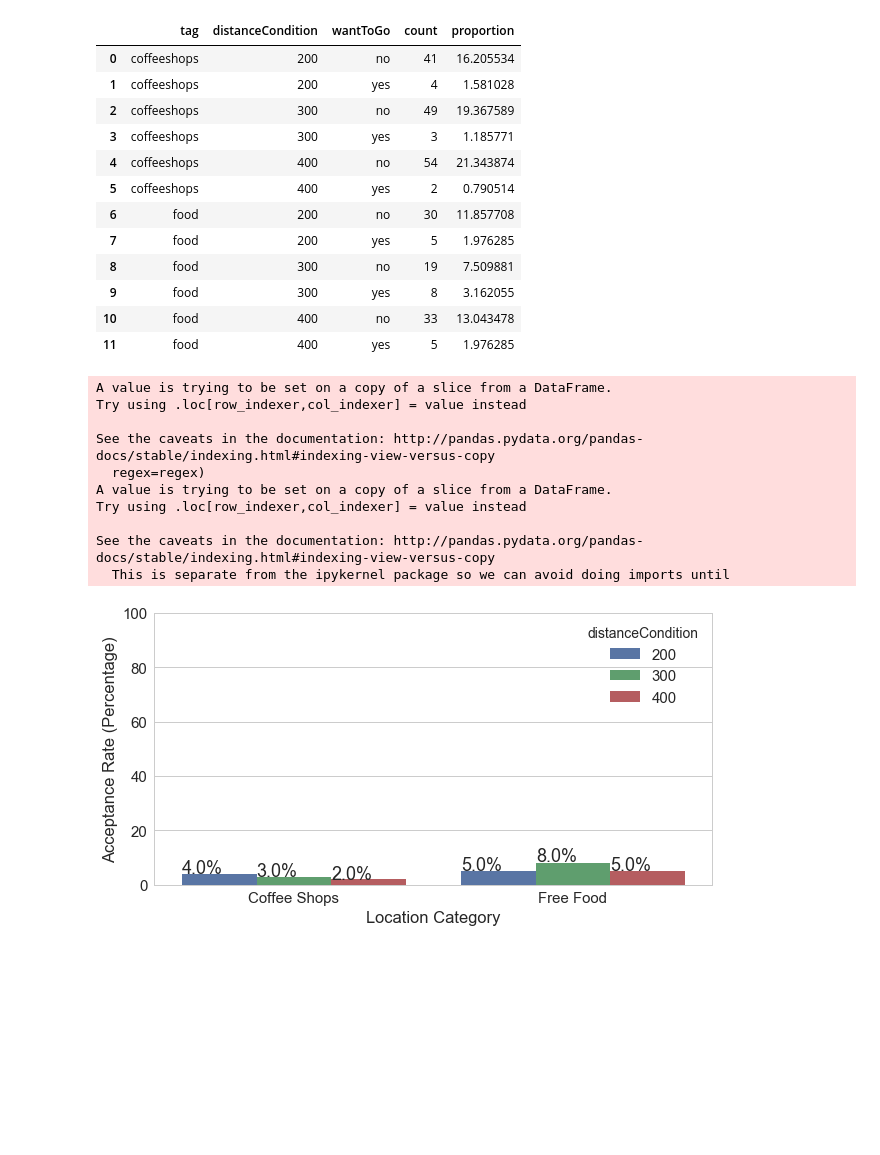
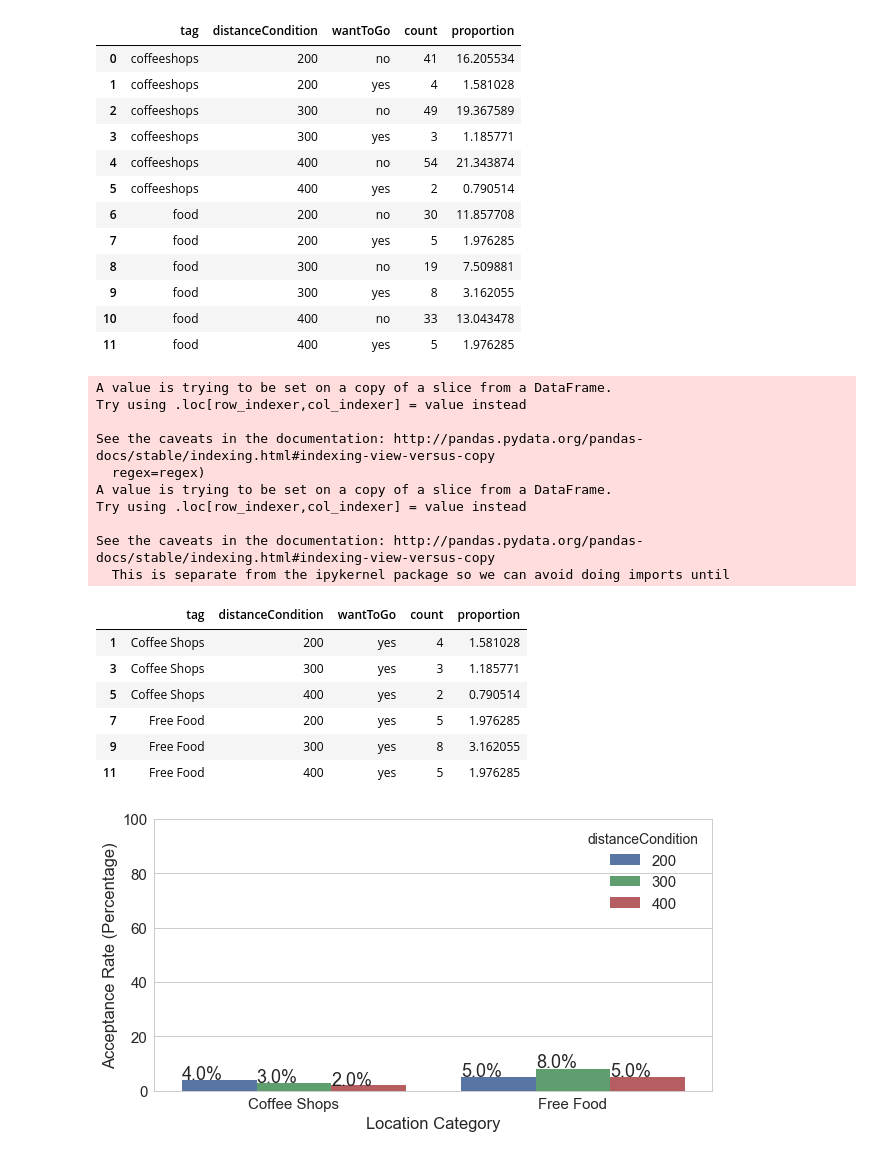
Before and after one commit to NUDelta/les-study-analysis, a Jupyter notebook: expand-exploit-study-analysis.ipynb, the cells around one changed output. Cells and saved outputs as stored; diff of their text form; code cells hidden in the pictures; blank space fills up the shorter version.

```diff
--- a/expand-exploit-study-analysis.ipynb
+++ b/expand-exploit-study-analysis.ipynb
@@ -476,18 +519,26 @@ acceptance_by_cat_distance
 # %%
 acceptance_cat_dist_bar_data = acceptance_by_cat_distance[acceptance_by_cat_distance['wantToGo'] == 'yes']
 acceptance_cat_dist_bar_data.replace({'tag': {'coffeeshops': 'Coffee Shops', 'food': 'Free Food'}}, inplace=True)
 acceptance_cat_dist_bar_data['count'] = round(acceptance_cat_dist_bar_data['count'], 2)
+acceptance_cat_dist_bar_data
 # %% [output]
 A value is trying to be set on a copy of a slice from a DataFrame.
 Try using .loc[row_indexer,col_indexer] = value instead
 
 See the caveats in the documentation: http://pandas.pydata.org/pandas-docs/stable/indexing.html#indexing-view-versus-copy
   regex=regex)
 A value is trying to be set on a copy of a slice from a DataFrame.
 Try using .loc[row_indexer,col_indexer] = value instead
 
 See the caveats in the documentation: http://pandas.pydata.org/pandas-docs/stable/indexing.html#indexing-view-versus-copy
   This is separate from the ipykernel package so we can avoid doing imports until
+|  | tag | distanceCondition | wantToGo | count | proportion |
+| 1 | Coffee Shops | 200 | yes | 4 | 1.581028 |
+| 3 | Coffee Shops | 300 | yes | 3 | 1.185771 |
+| 5 | Coffee Shops | 400 | yes | 2 | 0.790514 |
+| 7 | Free Food | 200 | yes | 5 | 1.976285 |
+| 9 | Free Food | 300 | yes | 8 | 3.162055 |
+| 11 | Free Food | 400 | yes | 5 | 1.976285 |
 # %%
 fig, ax = plt.subplots(figsize=(10, 5));
 acceptance_cat_dist_bar = sns.barplot(data=acceptance_cat_dist_bar_data, x='tag', y='count', hue='distanceCondition')
```
Also changed, not shown: parts of 9 cells of this notebook.
